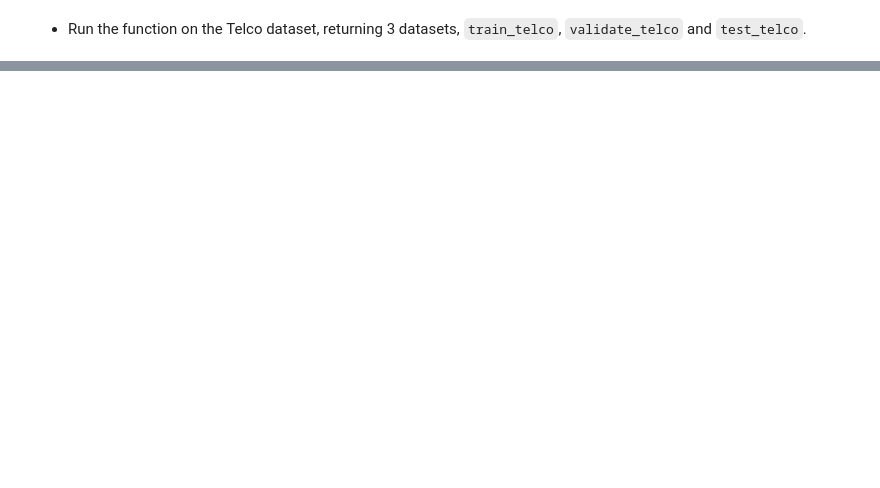
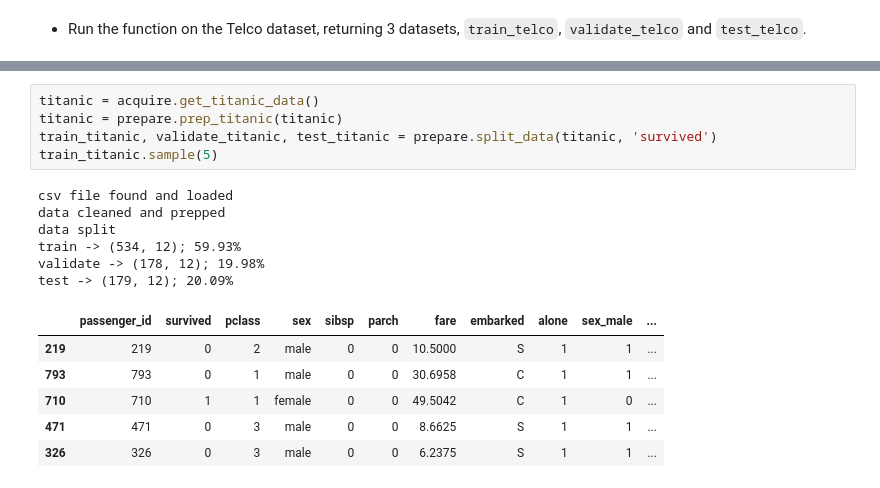
Before and after one commit to tkephart96/classification-exercises, a Jupyter notebook: classification-exercises.ipynb, the cells around one changed output, grey strips where cells are left out. Cells and saved outputs as stored; diff of their text form; blank space fills up the shorter version.

```diff
--- a/classification-exercises.ipynb
+++ b/classification-exercises.ipynb
@@ -724,0 +757,18 @@ See the caveats in the documentation: https://pandas.pydata.org/pandas-docs/stab
+# %%
+titanic = acquire.get_titanic_data()
+titanic = prepare.prep_titanic(titanic)
+train_titanic, validate_titanic, test_titanic = prepare.split_data(titanic, 'survived')
+train_titanic.sample(5)
+# %% [output]
+csv file found and loaded
+data cleaned and prepped
+data split
+train -> (534, 12); 59.93%
+validate -> (178, 12); 19.98%
+test -> (179, 12); 20.09%
+|  | passenger_id | survived | pclass | sex | sibsp | parch | fare | embarked | alone | sex_male | ... |
+| 219 | 219 | 0 | 2 | male | 0 | 0 | 10.5000 | S | 1 | 1 | ... |
+| 793 | 793 | 0 | 1 | male | 0 | 0 | 30.6958 | C | 1 | 1 | ... |
+| 710 | 710 | 1 | 1 | female | 0 | 0 | 49.5042 | C | 1 | 0 | ... |
+| 471 | 471 | 0 | 3 | male | 0 | 0 | 8.6625 | S | 1 | 1 | ... |
+| 326 | 326 | 0 | 3 | male | 0 | 0 | 6.2375 | S | 1 | 1 | ... |
```
Also changed, not shown: parts of 29 cells of this notebook.
